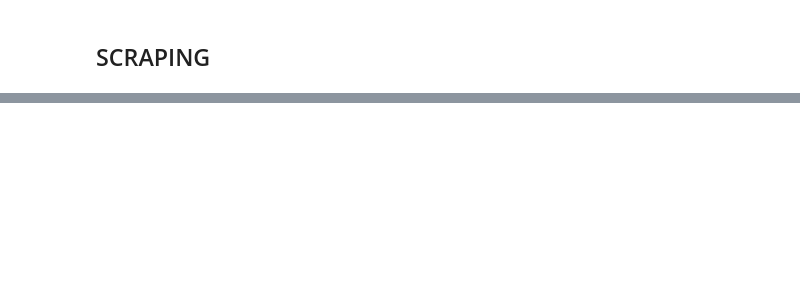
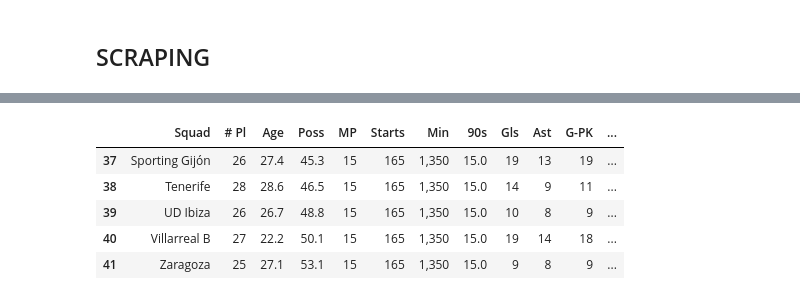
Before and after one commit to victorrmtz/Project-ETL, a Jupyter notebook: src/Scraping.ipynb, the cells around one changed output, grey strips where cells are left out. Cells and saved outputs as stored; diff of their text form; code cells hidden in the pictures; blank space fills up the shorter version.

```diff
--- a/src/Scraping.ipynb
+++ b/src/Scraping.ipynb
@@ -69,6 +96,13 @@ for e in datos:
-# %%
-df_teams = pd.DataFrame(flat_list, columns=cab)
-df_teams.head()
+# %%
+df_teams.reset_index(drop=True, inplace=True)
+df_teams.tail()
+# %% [output]
+|  | Squad | # Pl | Age | Poss | MP | Starts | Min | 90s | Gls | Ast | G-PK | ... |
+| 37 | Sporting Gijón | 26 | 27.4 | 45.3 | 15 | 165 | 1,350 | 15.0 | 19 | 13 | 19 | ... |
+| 38 | Tenerife | 28 | 28.6 | 46.5 | 15 | 165 | 1,350 | 15.0 | 14 | 9 | 11 | ... |
+| 39 | UD Ibiza | 26 | 26.7 | 48.8 | 15 | 165 | 1,350 | 15.0 | 10 | 8 | 9 | ... |
+| 40 | Villarreal B | 27 | 22.2 | 50.1 | 15 | 165 | 1,350 | 15.0 | 19 | 14 | 18 | ... |
+| 41 | Zaragoza | 25 | 27.1 | 53.1 | 15 | 165 | 1,350 | 15.0 | 9 | 8 | 9 | ... |
 # %%
 print("Saving csv")
 df_teams.to_csv(r'../data/teams.csv')
```
Also changed, not shown: parts of 32 cells of this notebook, 5 other files.
